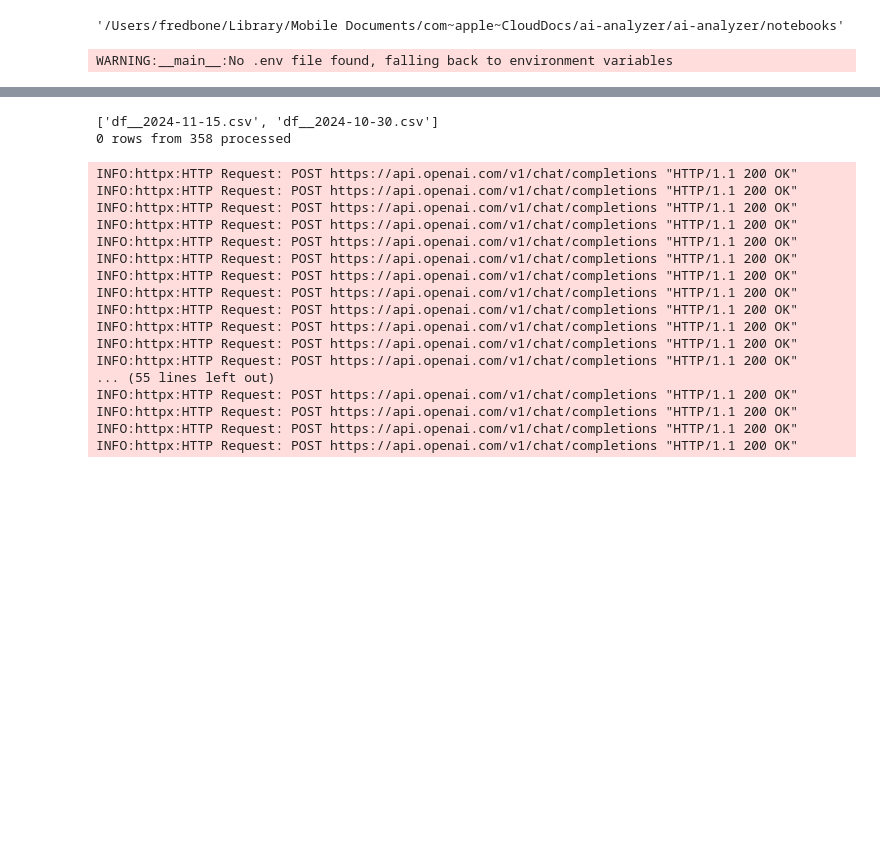
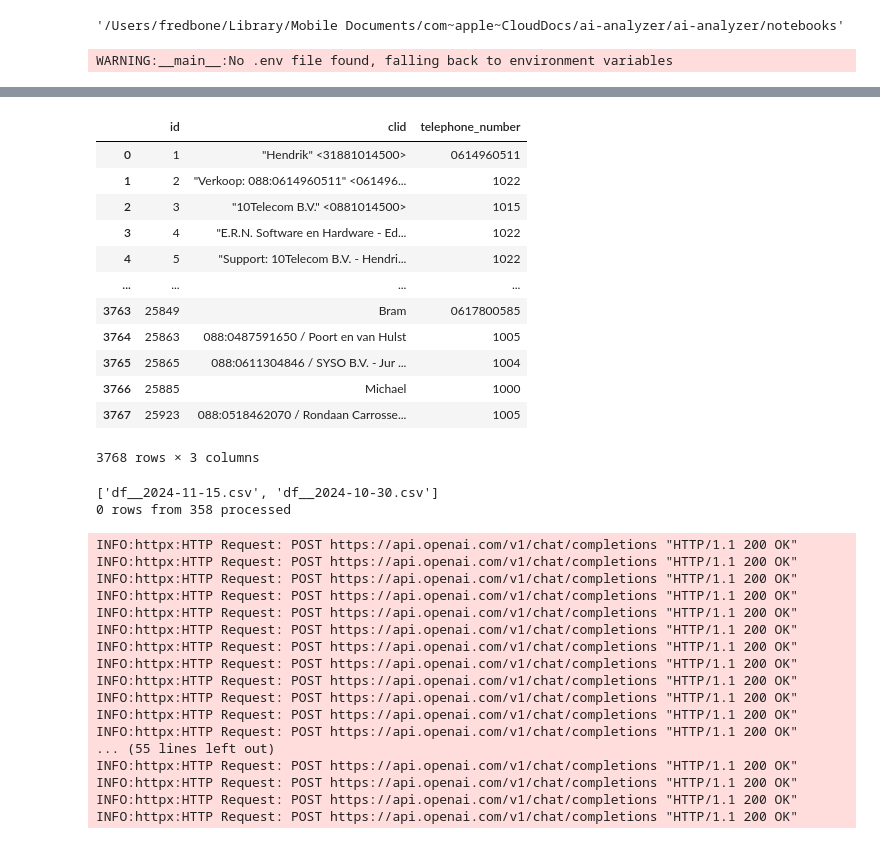
Before and after one commit to fredboneML/RECIPE_AGENT, a Jupyter notebook: notebooks/ai_analyzer.ipynb, the cells around one changed output, grey strips where cells are left out. Cells and saved outputs as stored; diff of their text form; code cells hidden in the pictures; blank space fills up the shorter version.

```diff
--- a/notebooks/ai_analyzer.ipynb
+++ b/notebooks/ai_analyzer.ipynb
@@ -1406,0 +1437,18 @@ os.listdir('../app/backend/ai-analyzer/data')
+# %%
+df_company = pd.read_csv('../app/backend/ai-analyzer/data/df_company__2024-11-18.csv')
+df_transcription = pd.read_csv('../app/backend/ai-analyzer/data/df_transcription__2024-11-18.csv')
+df_company
+# %% [output]
+|  | id | clid | telephone_number |
+| 0 | 1 | "Hendrik" <31881014500> | 0614960511 |
+| 1 | 2 | "Verkoop: 088:0614960511" <061496... | 1022 |
+| 2 | 3 | "10Telecom B.V." <0881014500> | 1015 |
+| 3 | 4 | "E.R.N. Software en Hardware - Ed... | 1022 |
+| 4 | 5 | "Support: 10Telecom B.V. - Hendri... | 1022 |
+| ... | ... | ... | ... |
+| 3763 | 25849 | Bram | 0617800585 |
+| 3764 | 25863 | 088:0487591650 / Poort en van Hulst | 1005 |
+| 3765 | 25865 | 088:0611304846 / SYSO B.V. - Jur ... | 1004 |
+| 3766 | 25885 | Michael | 1000 |
+| 3767 | 25923 | 088:0518462070 / Rondaan Carrosse... | 1005 |
+3768 rows × 3 columns
```
Also changed, not shown: parts of 5 cells of this notebook, 19 other files.
